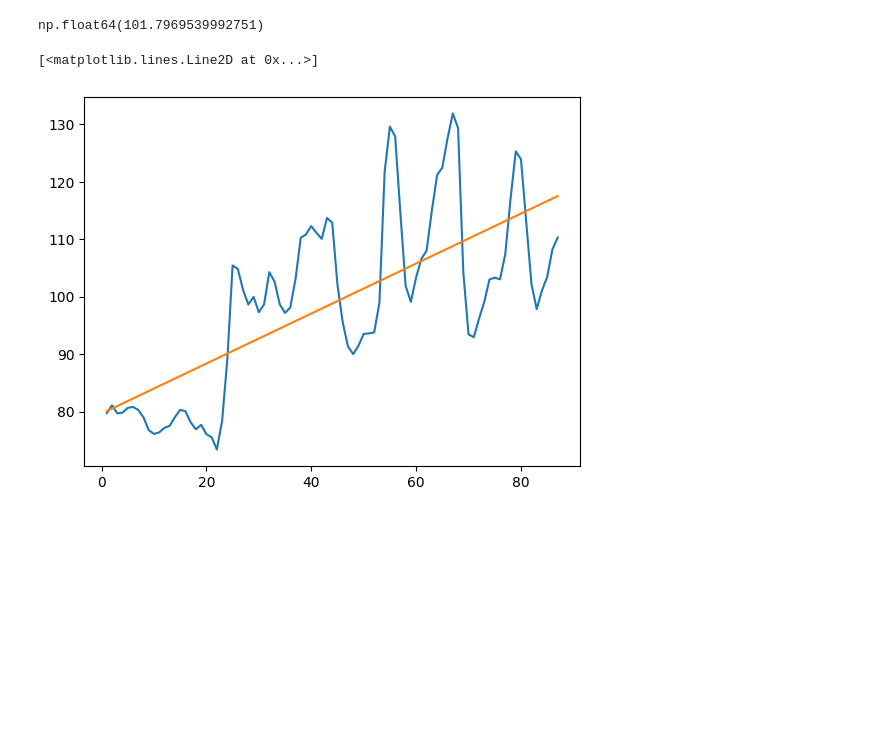
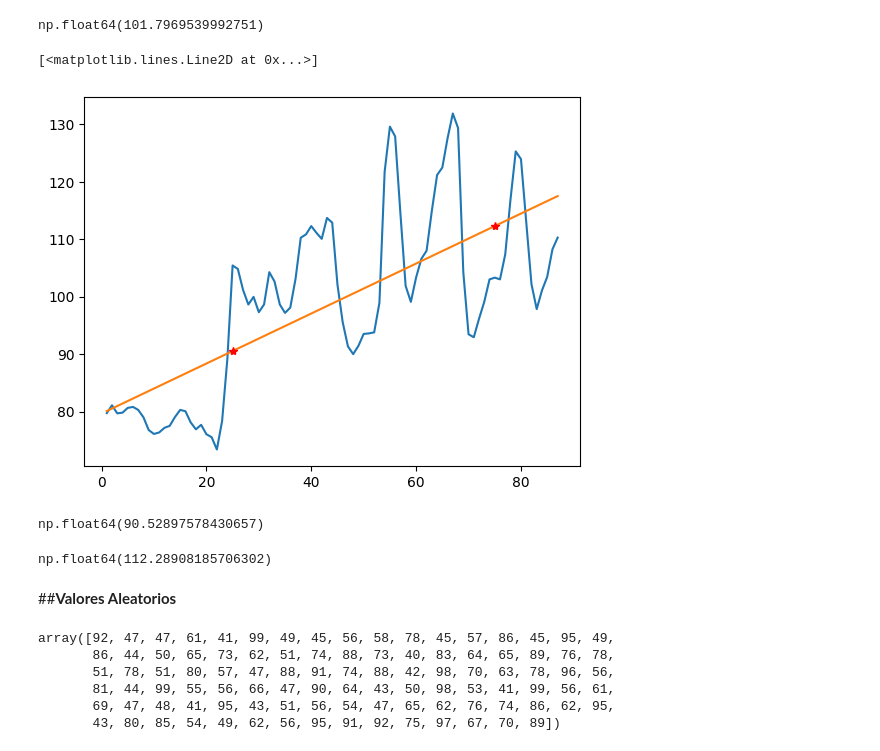
Before and after one commit to Gaby46Pe/numpy-analisis-numerico-eficiente-con-python, a Jupyter notebook: Numpy.ipynb, the cells around one changed output. Saved outputs shown, nothing was run; the diff lists cells and outputs as text; code cells hidden in the pictures; blank space fills up the shorter version.

```diff
--- a/Numpy.ipynb
+++ b/Numpy.ipynb
@@ -422,6 +415,29 @@ np.float64(101.7969539992751)
 # %%
 plt.plot(fechas, Moscu)
 plt.plot(x,y)
+plt.plot(25,a*25+b,'*r')
+plt.plot(75,a*75+b,'*r')
 # %% [output]
 [<matplotlib.lines.Line2D at 0x...>]
-[figure, old version]
+[figure, new version]
+# %%
+a*25+b
+# %% [output]
+np.float64(90.52897578430657)
+# %%
+a*75+b
+# %% [output]
+np.float64(112.28908185706302)
+# %% [markdown]
+##**Valores Aleatorios**
+# %%
+#Entero
+
+np.random.randint(40,100,100)
+# %% [output]
+array([92, 47, 47, 61, 41, 99, 49, 45, 56, 58, 78, 45, 57, 86, 45, 95, 49,
+       86, 44, 50, 65, 73, 62, 51, 74, 88, 73, 40, 83, 64, 65, 89, 76, 78,
+       51, 78, 51, 80, 57, 47, 88, 91, 74, 88, 42, 98, 70, 63, 78, 96, 56,
+       81, 44, 99, 55, 56, 66, 47, 90, 64, 43, 50, 98, 53, 41, 99, 56, 61,
+       69, 47, 48, 41, 95, 43, 51, 56, 54, 47, 65, 62, 76, 74, 86, 62, 95,
+       43, 80, 85, 54, 49, 62, 56, 95, 91, 92, 75, 97, 67, 70, 89])
```
Also changed, not shown: parts of 6 cells of this notebook.
